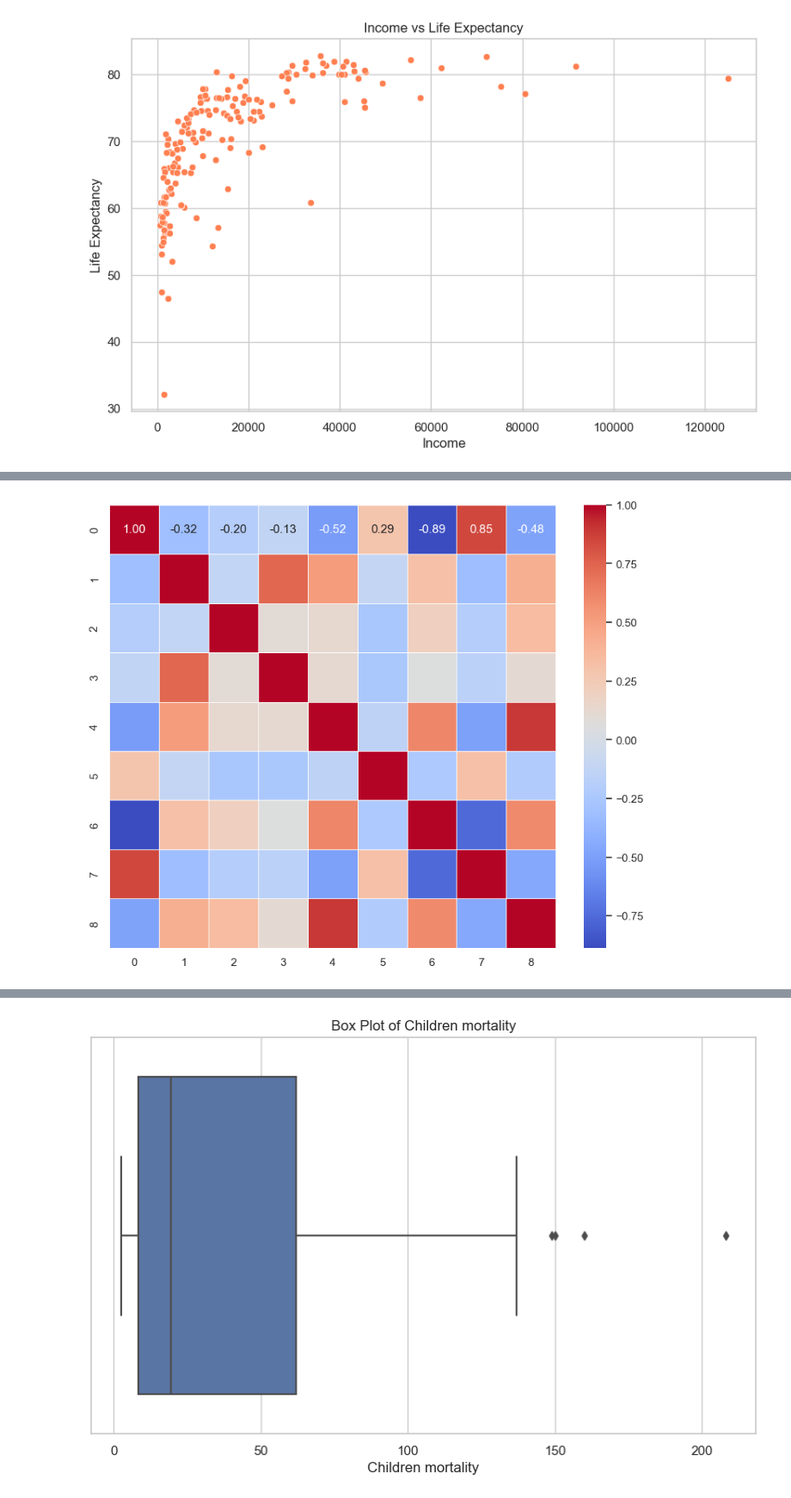
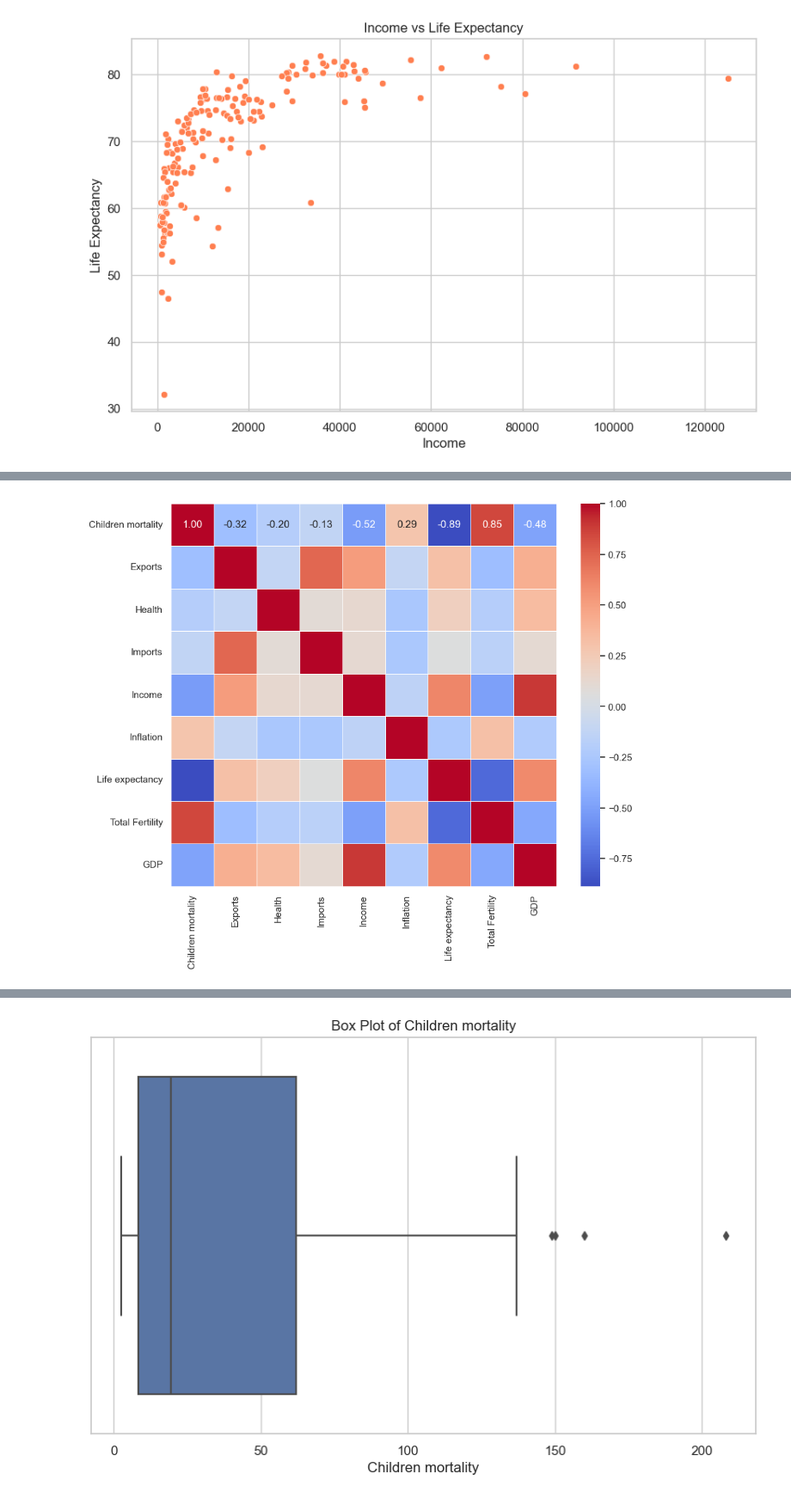
Before and after one commit to vladost03/IDA_Ostrovshchuk, a Jupyter notebook: Lab4/Lab4.ipynb, the cells around one changed output, grey strips where cells are left out. Shown: that part at 86% size. Saved outputs shown, nothing was run; the diff lists cells and outputs as text; code cells hidden in the pictures.

```diff
--- a/Lab4/Lab4.ipynb
+++ b/Lab4/Lab4.ipynb
@@ -69,13 +97,13 @@ plt.show()
 # %%
 #Кореляційний аналіз
 # Встановлення розмірів графіку
 plt.figure(figsize=(10, 8))
 
 # Створення теплокарти кореляційної матриці за допомогою seaborn
-correlation_matrix = np.corrcoef(countries.drop('Name', axis = 1).transpose())
+correlation_matrix = countries[countries_columns[1:]].corr()
 sns.heatmap(correlation_matrix, annot=True, cmap='coolwarm', fmt='.2f', linewidths=.5)
 
 # Відображення графіку
 plt.show()
 # %% [output]
-[figure, old version]
+[figure, new version]
```
Also changed, not shown: parts of 21 cells of this notebook, 1 other file.
